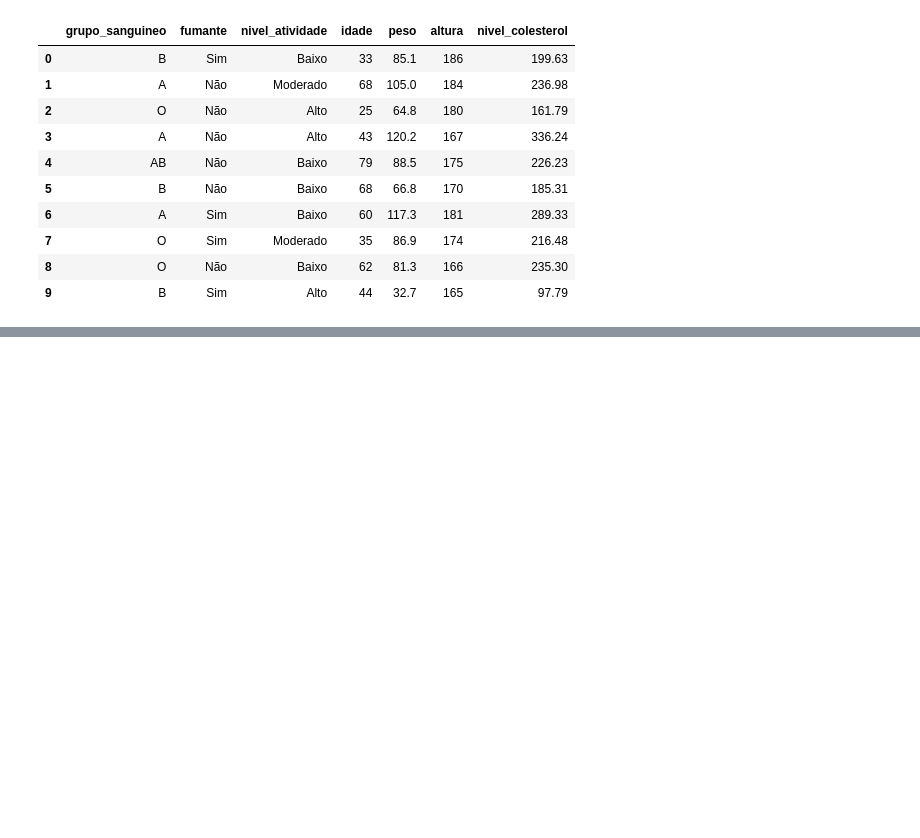
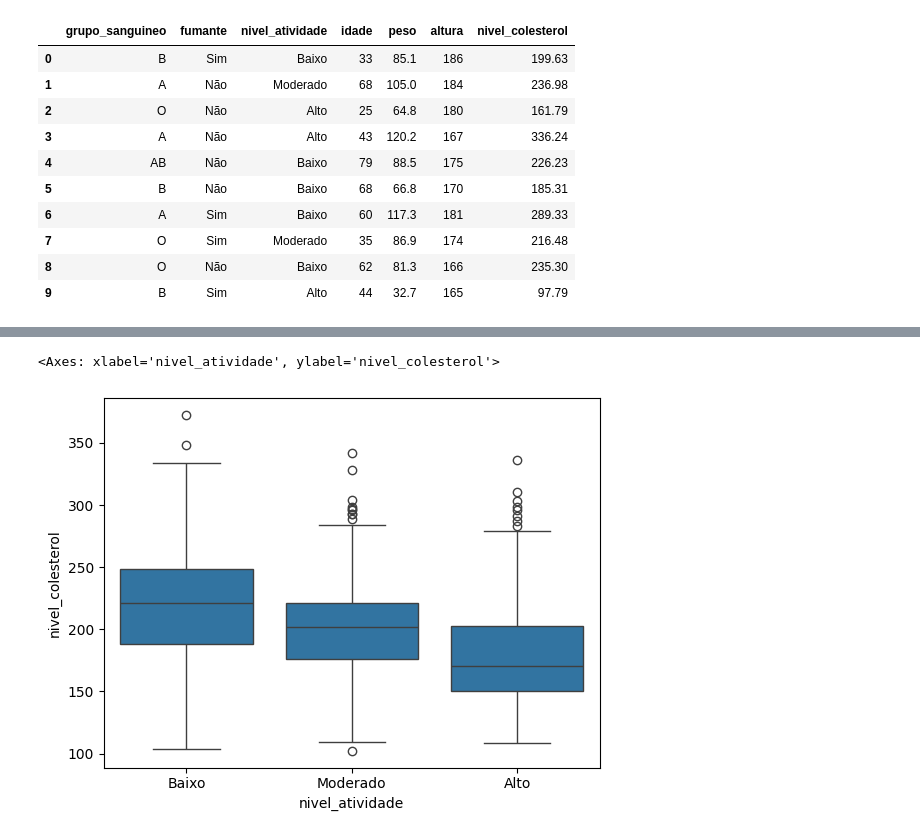
Before and after one commit to sjunqueira/LinearModelMulti, a Jupyter notebook: model.ipynb, the cells around one changed output, grey strips where cells are left out. Drawn from its saved outputs; the diff is of its cells as text; code cells hidden in the pictures; blank space fills up the shorter version.

```diff
--- a/model.ipynb
+++ b/model.ipynb
@@ -164,0 +207,5 @@ df_colesterol_eda.drop(df_colesterol_eda[df_colesterol_eda.peso < 40].index, axi
+# %%
+sns.boxplot(df_colesterol_eda, x='nivel_atividade', y='nivel_colesterol')
+# %% [output]
+<Axes: xlabel='nivel_atividade', ylabel='nivel_colesterol'>
+[figure, added]
```
Also changed, not shown: parts of 19 cells of this notebook.
